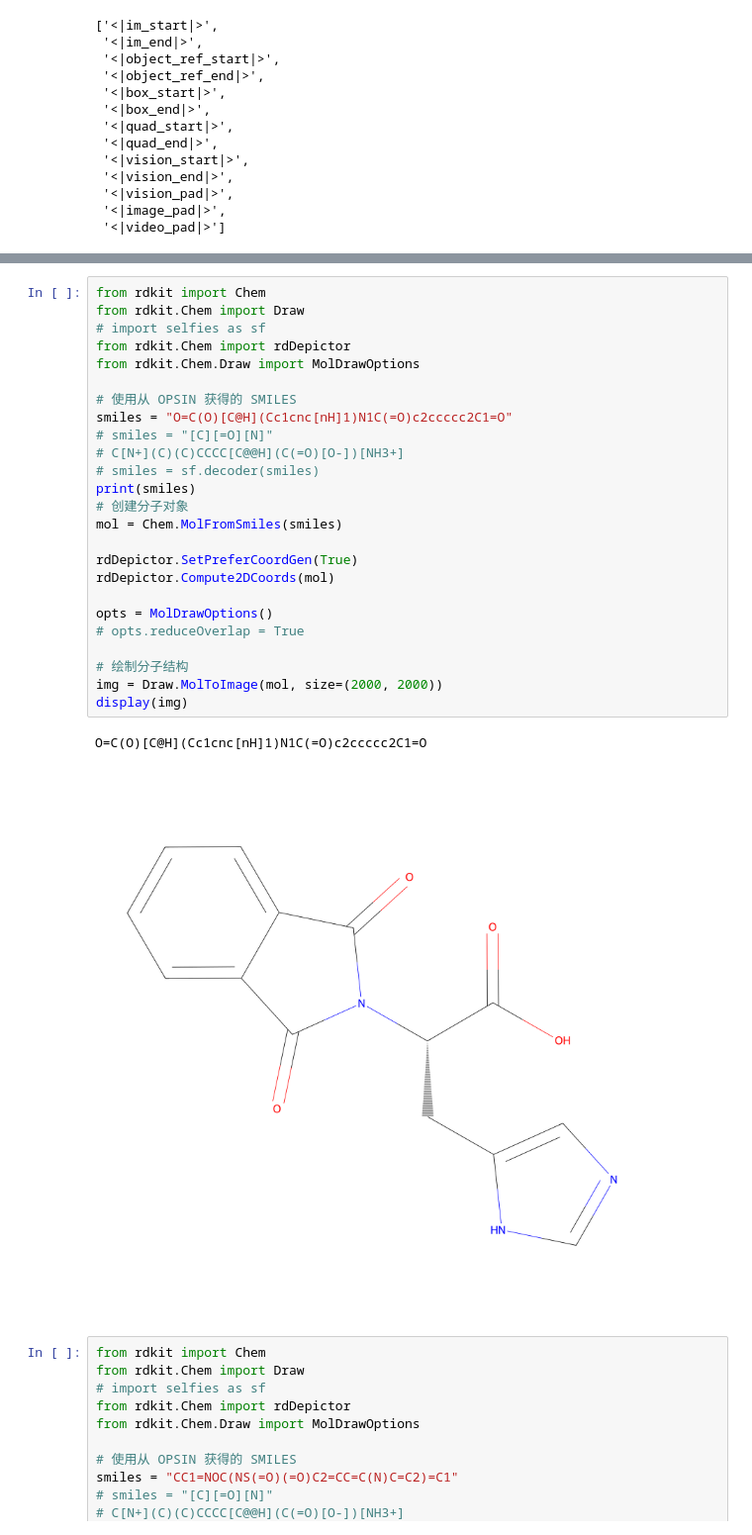
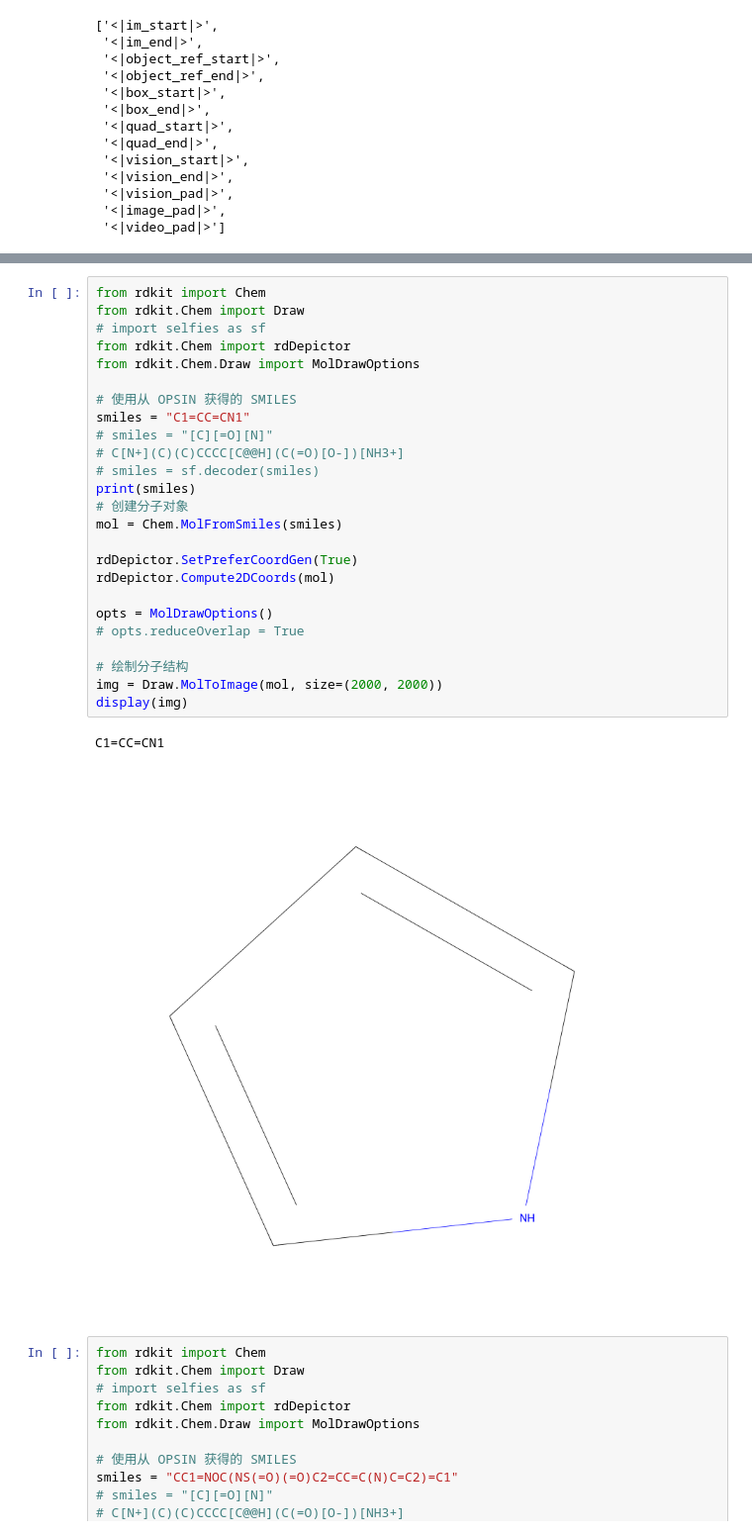
Before and after one commit to DragonDescentZerotsu/Intern-S1-recipe, a Jupyter notebook: debug.ipynb, the cells around one changed output, grey strips where cells are left out. Shown: that part at 99% size. Drawn from its saved outputs; the diff is of its cells as text.

```diff
--- a/debug.ipynb
+++ b/debug.ipynb
@@ -149,31 +149,31 @@ tokenizer.get_added_vocab()
 # %%
 from rdkit import Chem
 from rdkit.Chem import Draw
 # import selfies as sf
 from rdkit.Chem import rdDepictor
 from rdkit.Chem.Draw import MolDrawOptions
 
 # 使用从 OPSIN 获得的 SMILES
-smiles = "O=C(O)[C@H](Cc1cnc[nH]1)N1C(=O)c2ccccc2C1=O"
+smiles = "C1=CC=CN1"
 # smiles = "[C][=O][N]"
 # C[N+](C)(C)CCCC[C@@H](C(=O)[O-])[NH3+]
 # smiles = sf.decoder(smiles)
 print(smiles)
 # 创建分子对象
 mol = Chem.MolFromSmiles(smiles)
 
 rdDepictor.SetPreferCoordGen(True)
 rdDepictor.Compute2DCoords(mol)
 
 opts = MolDrawOptions()
 # opts.reduceOverlap = True
 
 # 绘制分子结构
 img = Draw.MolToImage(mol, size=(2000, 2000))
 display(img)
 # %% [output]
-O=C(O)[C@H](Cc1cnc[nH]1)N1C(=O)c2ccccc2C1=O
+C1=CC=CN1
-[figure, old version]
+[figure, new version]
 # %%
 from rdkit import Chem
 from rdkit.Chem import Draw
```
Also changed, not shown: 3 other files.
